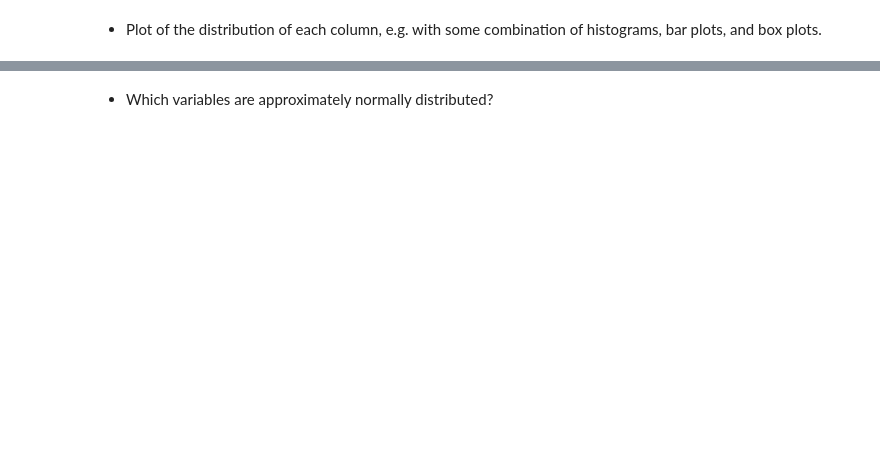
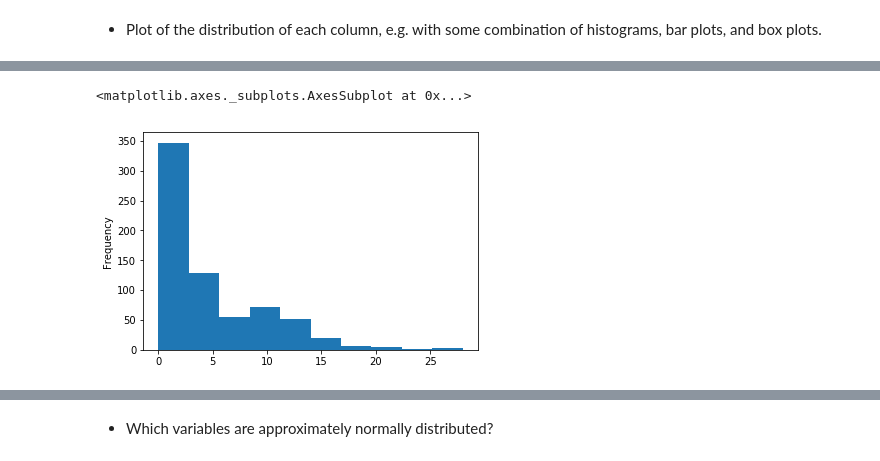
Before and after one commit to lpiscit2/luke_piscitelli_unit3, a Jupyter notebook: unit3_project.ipynb, the cells around one changed output, grey strips where cells are left out. Saved outputs shown, nothing was run; the diff lists cells and outputs as text; code cells hidden in the pictures; blank space fills up the shorter version.

```diff
--- a/unit3_project.ipynb
+++ b/unit3_project.ipynb
@@ -87,0 +363,5 @@ credit = pd.read_csv(
+# %%
+credit.loc[:,3].plot(kind='hist')
+# %% [output]
+<matplotlib.axes._subplots.AxesSubplot at 0x...>
+[figure, added]
```
Also changed, not shown: parts of 64 cells of this notebook.
